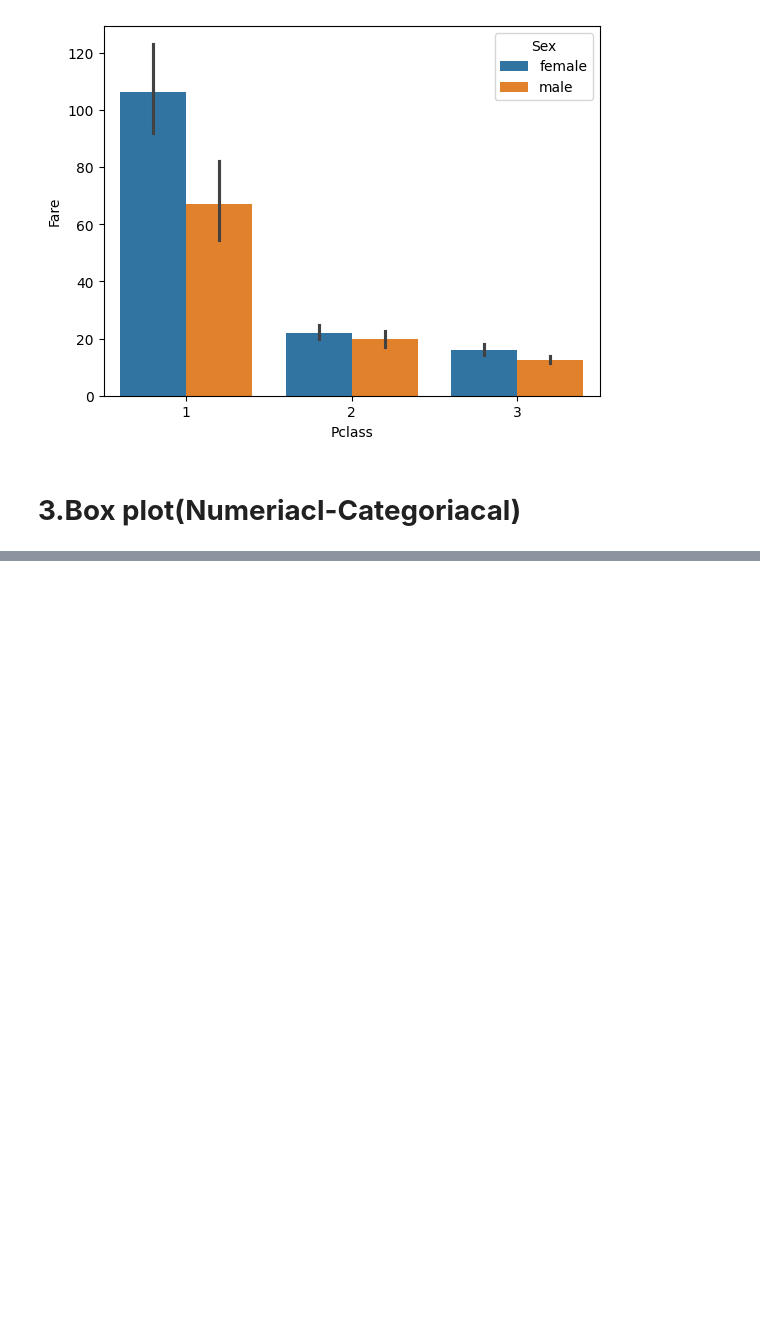
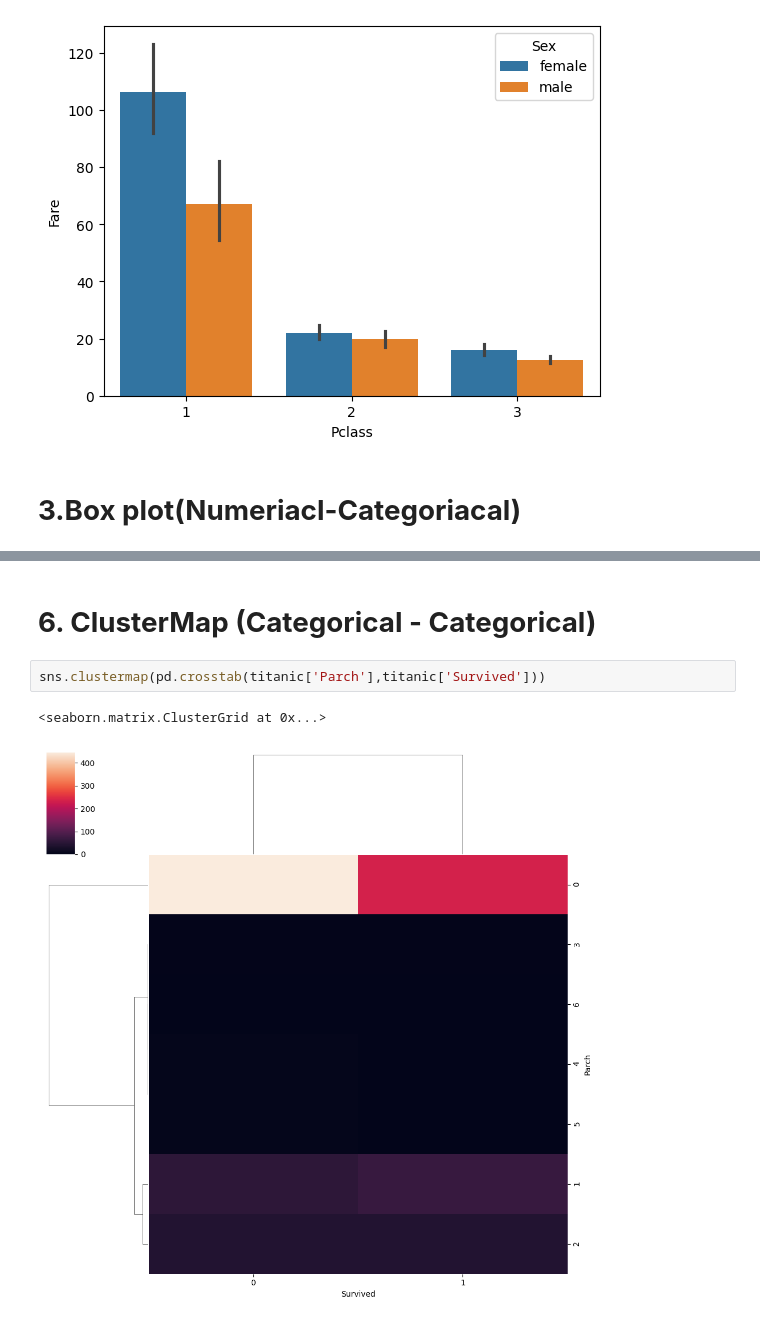
Before and after one commit to Ankitapaul1234/gc_ml, a Jupyter notebook: EDA.ipynb, the cells around one changed output, grey strips where cells are left out. Saved outputs shown, nothing was run; the diff lists cells and outputs as text; blank space fills up the shorter version.

```diff
--- a/EDA.ipynb
+++ b/EDA.ipynb
@@ -210,0 +252,7 @@ sns.barplot(x='Pclass',y='Fare',hue='Sex',data=titanic)  #Multivariate
+# %% [markdown]
+# **6. ClusterMap (Categorical - Categorical)**
+# %%
+sns.clustermap(pd.crosstab(titanic['Parch'],titanic['Survived']))
+# %% [output]
+<seaborn.matrix.ClusterGrid at 0x...>
+[figure, added]
```
Also changed, not shown: parts of 11 cells of this notebook.
